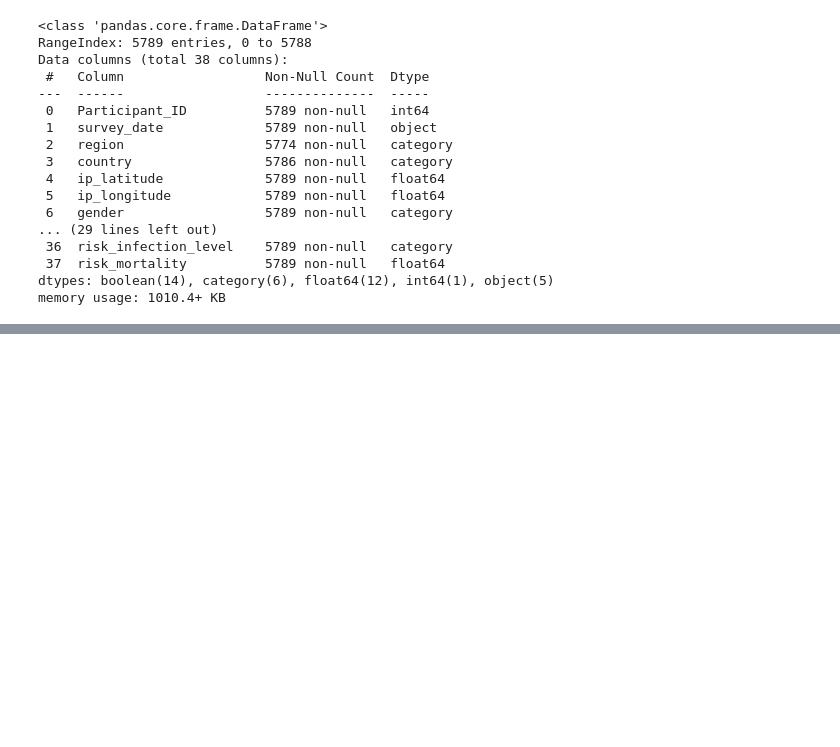
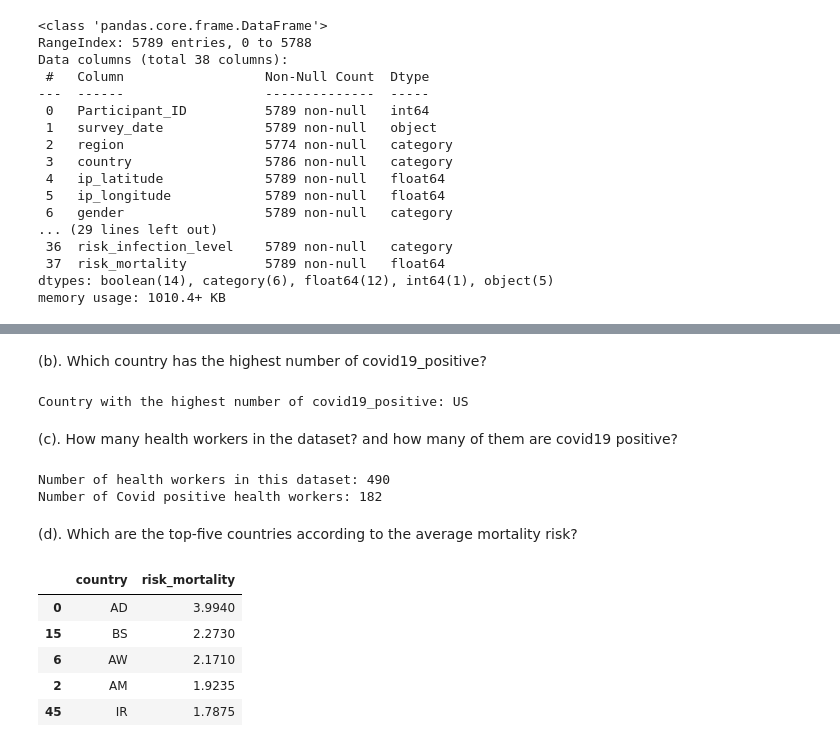
Before and after one commit to edanfisher/QUT, a Jupyter notebook: IFN509_Assignment2.ipynb, the cells around one changed output, grey strips where cells are left out. Drawn from its saved outputs; the diff is of its cells as text; code cells hidden in the pictures; blank space fills up the shorter version.

```diff
--- a/IFN509_Assignment2.ipynb
+++ b/IFN509_Assignment2.ipynb
@@ -174,0 +227,44 @@ memory usage: 1010.4+ KB
+# %% [markdown]
+(b). Which country has the highest number of covid19_positive?
+# %%
+# Filter only covid positive people
+positive_cases = df[df['covid19_positive'] == 1]
+
+# Calculate value counts for each country
+country_counts = positive_cases['country'].value_counts()
+
+# Calculate top country
+top_country = country_counts.idxmax()
+
+print("Country with the highest number of covid19_positive:", top_country)
+# %% [output]
+Country with the highest number of covid19_positive: US
+# %% [markdown]
+(c). How many health workers in the dataset? and how many of them are covid19 positive?
+# %%
+# Filter only covid positive people
+health_workers = df[df['health_worker'] == 1]
+
+# Calculate covid positive counts
+covid_positive_workers = health_workers[health_workers['covid19_positive'] == 1]
+
+print("Number of health workers in this dataset:", len(health_workers))
+print("Number of Covid positive health workers:", len(covid_positive_workers))
+# %% [output]
+Number of health workers in this dataset: 490
+Number of Covid positive health workers: 182
+# %% [markdown]
+(d). Which are the top-five countries according to the average mortality risk?
+# %%
+# Calculate value counts for each country
+avg_mortality_risk_by_country = df.groupby('country')['risk_mortality'].mean().reset_index()
+
+# Sort descending and show just the top five countries
+avg_mortality_risk_by_country.sort_values(by='risk_mortality', ascending=False).head(5)
+# %% [output]
+|  | country | risk_mortality |
+| 0 | AD | 3.9940 |
+| 15 | BS | 2.2730 |
+| 6 | AW | 2.1710 |
+| 2 | AM | 1.9235 |
+| 45 | IR | 1.7875 |
```
Also changed, not shown: parts of 30 cells of this notebook.
